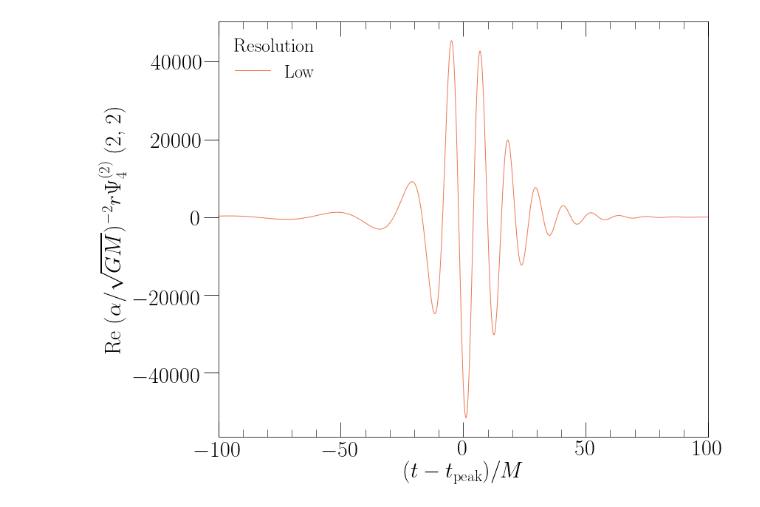
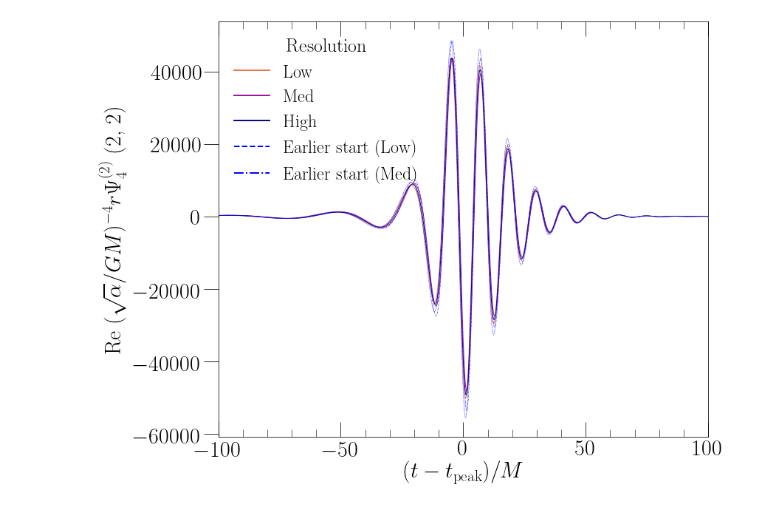
Before and after one commit to mariaokounkova/EDGB, a Jupyter notebook: GW150914/EDGB_GW.ipynb, the cells around one changed output. Saved outputs shown, nothing was run; the diff lists cells and outputs as text; code cells hidden in the pictures.

```diff
--- a/GW150914/EDGB_GW.ipynb
+++ b/GW150914/EDGB_GW.ipynb
@@ -185,9 +183,9 @@ ColorsDict = {GetPsi4Mode:'#70abc5', GetPsi4ModeExtrapolated:'#70abc5', \
 
 ## Define a label for each piece
 LabelsDict = {GetPsi4Mode:'$r\Psi_4^{(0)}$ ', GetPsi4ModeExtrapolated:'$r\Psi_4^{(0)}$ ', \
-          GethPsi4Mode:r'$(\alpha/\sqrt{GM})^{-2} r\Psi_4^{(2)}$ ', \
-          GethPsi4ModeExtrapolated:r'$(\alpha/\sqrt{GM})^{-2} r\Psi_4^{(2)}$ ', \
-          GetKGMode:r'$(\alpha/\sqrt{GM})^{-1} r\vartheta^{(1)}$ '}
+          GethPsi4Mode:r'$(\sqrt{\alpha}/GM)^{-4} r\Psi_4^{(2)}$ ', \
+          GethPsi4ModeExtrapolated:r'$(\sqrt{\alpha}/GM)^{-4} r\Psi_4^{(2)}$ ', \
+          GetKGMode:r'$(\alpha/\sqrt{GM})^{-2} r\vartheta^{(1)}$ '}
 # %%
 ## Data helper functions
 
@@ -439,6 +502,7 @@ SecularRegimePlot(amplitude=True)
 ## Plot around t_s = 2100
 def LIGOBucketPlot():
 
+    start_arr = [2075]
     figname = 'LIGOBuckethPsi4'
 
     cmap = matplotlib.cm.get_cmap('plasma')
@@ -446,39 +510,44 @@ def LIGOBucketPlot():
 
     f, ax = plt.subplots(1, figsize=(12,9))
 
     def GrabData(start, lev=0):
-        time, data = GethPsi4Mode(ev_dir(start, lev=lev), radius=0)
+        time, data = GethPsi4Mode(ev_dir(start, lev=lev), radius=-1)
         time = SubtractPeakTimeMode(time, data)
+
         time, data = CutTimes(time, data, -150, 150)
         return time, data
 
-    time, data = GrabData(2075, lev=0)
+    #time, data = GrabData(2050, lev=0)
     #ax.plot(time, data, color = 'blue', label='Earlier start, Low', lw=1.0, ls='--',alpha=0.5)
 
-    #time, data = GrabData(2075, lev=1)
-    #ax.plot(time, data, color = 'blue', lw=0.5, alpha=1.0, ls='-',label='Earlier start, Med')
 
     ## Plot 2100 line and errors
-    for lev, lab, color in zip([0, 1, 3], ['Low'], colors):
+    for lev, lab, color in zip([0, 1, 2], ['Low', 'Med', 'High'], colors):
         time, data = GrabData(2100, lev=lev)
 
         ax.plot(time, data, alpha=1.0, label=lab,lw=1.0,color=color)
 
+    time, data = GrabData(2075, lev=0)
+    ax.plot(time, data, color = 'blue', lw=0.5, alpha=1.0, ls='--',label='Earlier start (Low)')
+    time, data = GrabData(2075, lev=1)
+    ax.plot(time, data, color = 'blue', lw=0.5, alpha=1.0, ls='-.',label='Earlier start (Med)')
 
     legend = ax.legend(fontsize=24, loc='upper left', frameon=False, ncol=1, title='Resolution')
+    for legobj in legend.legendHandles:
+        legobj.set_linewidth(2.0)
     plt.setp(legend.get_title(),fontsize=26)
     ax.set_ylabel('Re ' + LabelsDict[GethPsi4ModeExtrapolated] + str(mode), fontsize=30)
     ax.set_xlim(-100, 100)
 
     ax.set_xlabel('$(t - t_\mathrm{peak})/M$', fontsize=30)
 
     plt.tight_layout()
     plt.savefig(figname + '.pdf')
     plt.show()
 
 LIGOBucketPlot()
 # %% [output]
-[figure, old version]
+[figure, new version]
 # %%
 ## GR and dCS together
 
```
Also changed, not shown: parts of 12 cells of this notebook.
